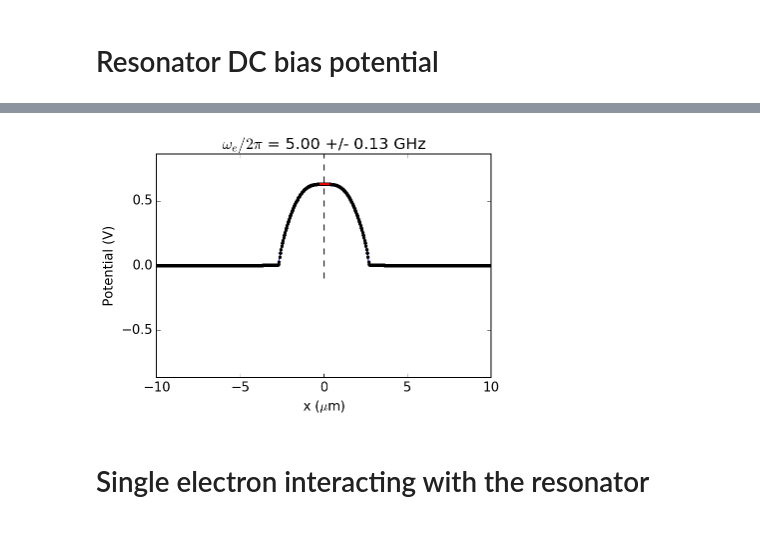
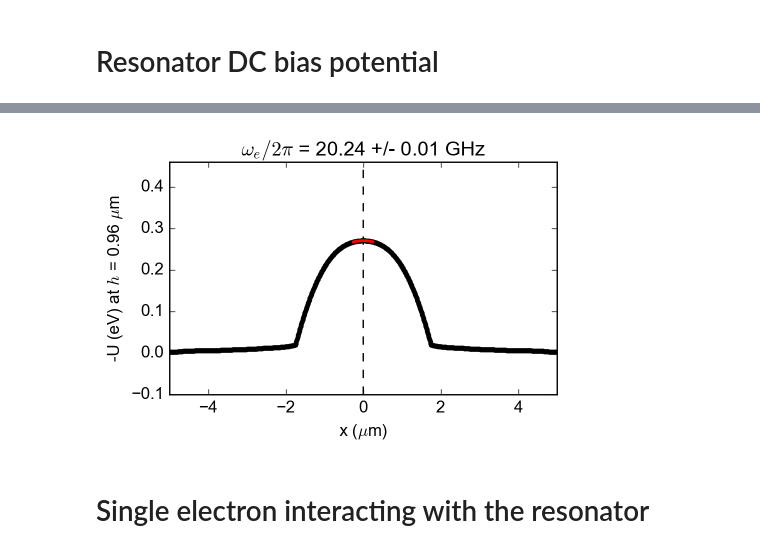
Before and after one commit to gkoolstra/ipython-notebooks, a Jupyter notebook: 20160530 - Master simulation notebook.ipynb, the cells around one changed output, grey strips where cells are left out. Cells and saved outputs as stored; diff of their text form; code cells hidden in the pictures.

Commit message:
Update after helium curve mystery has been solved

```diff
--- a/20160530 - Master simulation notebook.ipynb
+++ b/20160530 - Master simulation notebook.ipynb
@@ -278,29 +445,6 @@ interact(vary_height_and_plot, h=(0E-3, 100E-3, 0.5E-3));
 # Resonator DC bias potential
 # %%
 # Load the data from the dsp file:
-path = r'/mnt/s/_Data/160513 - EonHe M016v5/data/simulation/Maxwell/160525 - Resonator XZ cut/160524 - M016v5 resonator xz cut.dsp'
+path=r"/Volumes/slab/Gerwin/Electron on helium/Maxwell/M018 Yggdrasil/M018V6/V6.3/DCBiasPotentials/channel_1100nm_L3_450nm.dsp"
 #path = r'S:\_Data\160513 - EonHe M016v5\data\simulation\Maxwell\160525 - Resonator XZ cut\160530 - M016v5 resonator xz cut magE.dsp'
 elements, nodes, elem_solution, bounding_box = import_data.load_dsp(path)
-# %%
-h = 0.78E-3
-fitdomain=(-0.25E-3, 0.25E-3)
-
-xdata, ydata, Udata = interpolate_slow.prepare_for_interpolation(elements, nodes, elem_solution)
-# xinterp, yinterp, Uinterp = interpolate_slow.plot_BC(xdata, ydata, Udata, xeval=np.linspace(-10E-3, 10E-3, 501),
-#                                                      yeval=np.linspace(0, 8E-3, 1001), clim=(0, 1),
-#                                                      plot_axes='xy', cmap=plt.cm.viridis)
-
-# plt.hlines(h, bounding_box[0], bounding_box[1], linestyles='--', color='darkorange')
-
-xinterp, yinterp, Uinterp = interpolate_slow.plot_BC(xdata, ydata, Udata, xeval=np.linspace(-10E-3, 10E-3, 501),
-                                                     yeval=h, clim=(0.00, 1.00), plot_axes='xy', linestyle='None',
-                                                     cmap=plt.cm.viridis, **common.plot_opt("darkorange", msize=6))
-plt.ylim(-0.1, 0.8)
-plt.xlim(-3E-3, 3E-3)
-ax = plt.gca()
-ax.set_axis_bgcolor('none')
-fr, ferr = kfit.fit_poly(xinterp[0], Uinterp[0], mode='even', fitparams=[0,- 0.01], domain=fitdomain)
-plt.plot(xinterp[0], kfit.polyfunc_even(xinterp[0], *fr), color='k')
-
-t = trap_analysis.TrapSolver()
-t.get_electron_frequency([fr[0], fr[1]/1E6], [ferr[0], ferr[1]/1E6]);
@@ -317,48 +518,45 @@ f = 5.352 +/- 0.134 GHz
 # %%
 t = trap_analysis.TrapSolver()
 
-pinw = 1.2
-gapw = 1.0
-
 def plot_resonator_potential(resonator_voltage=0.6):
-    plt.figure(figsize=(6.,4.))
+    plt.figure(figsize=(5.,3.))
     voltage = resonator_voltage
-    V = voltage*Uinterp[0]
-    X = xinterp[0]*1E3
-    Y = yinterp[0]*1E3
+    V = voltage*Uinterp_symmetric[index,:]
+    X = x_symmetric[index,:]#xinterp[0]*1E3
+    Y = y_symmetric[:,index]#yinterp[0]*1E3
 
     plt.plot(X, V)
     plt.xlim(min(X), max(X))
-    plt.title('$h$ = %.2f $\mu$m, Feature size: 1 $\mu$m'%(h*1E6))
+    plt.title('$h$ = %.2f $\mu$m, Feature size: 1 $\mu$m'%(h))
 
     if voltage >= 0:
         try:
             fr, ferr = t.fit_electron_potential(X, V, fitdomain=(X[np.argmax(V)]-0.25,
                                                                  X[np.argmax(V)]+0.25), do_plot=True)
             f0, sigmaf0 = t.get_electron_frequency(fr, ferr, verbose=False)
         except:
             f0, sigmaf0 = np.nan, np.nan
-        plt.ylim(-voltage, voltage)
+        plt.ylim(-0.1, voltage)
     else:
         f0, sigmaf0 = np.nan, np.nan
         plt.plot(X, V, '.k')
         plt.ylim(voltage, -voltage)
 
     plt.vlines(X[np.argmax(V)], ymin=-0.1, ymax=3.0, colors='k', linestyles='--')
     plt.xlabel("x ($\mu$m)")
-    plt.ylabel("Potential (V)")
+    plt.ylabel("-U (eV) at $h$ = %.2f $\mu$m"%(h))
     plt.title("$\omega_e/2\pi$ = {:.2f} +/- {:.2f} GHz".format(f0/1E9, sigmaf0/1E9))
 
     xmin, xmax = plt.xlim()
     ymin, ymax = plt.ylim()
 
     ax = plt.gca()
     ax.set_axis_bgcolor('none')
     #plt.ylim(-1, ymax)
 
-interact(plot_resonator_potential, resonator_voltage=(0.01, 5, 0.05));
+interact(plot_resonator_potential, resonator_voltage=(0.01, 3, 0.05));
 # %% [output]
-[figure, old version]
+[figure, new version]
 # %% [markdown]
 # Single electron interacting with the resonator
 # %%
```
Also changed, not shown: parts of 21 cells of this notebook, 2 other files.
